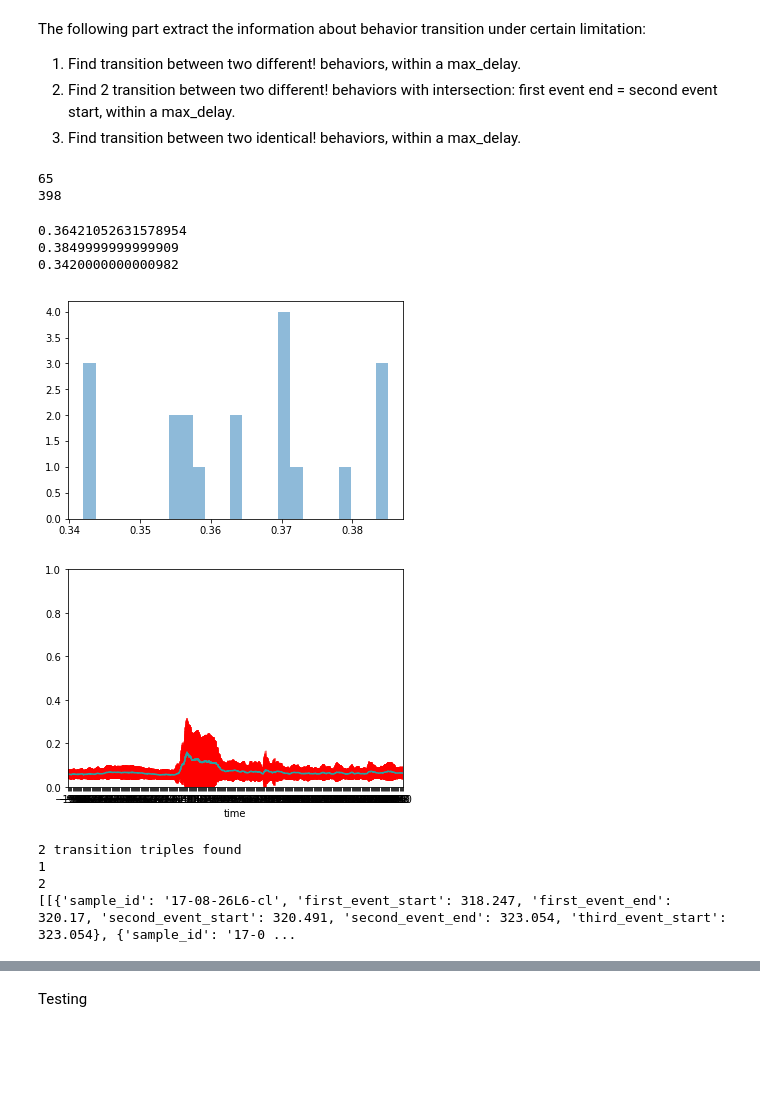
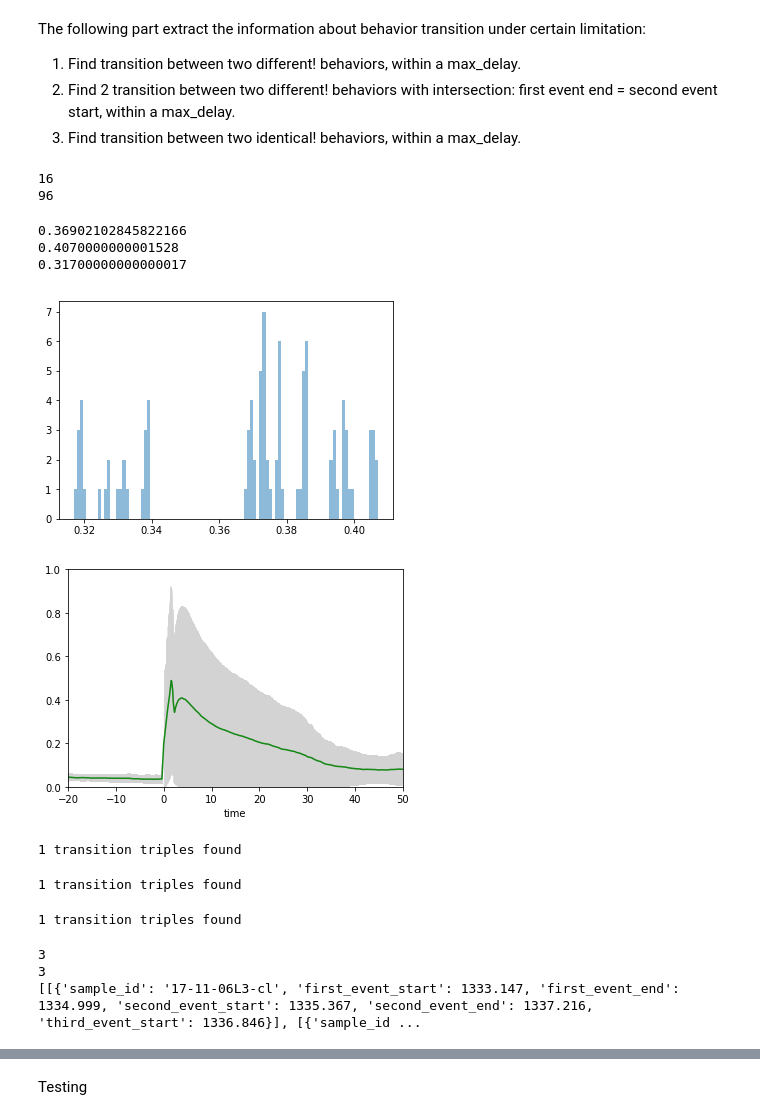
Before and after one commit to nrandel/behavioral_lm_analysis, a Jupyter notebook: timeseries_analysis_across_samples.ipynb, the cells around one changed output, grey strips where cells are left out. Cells and saved outputs as stored; diff of their text form; code cells hidden in the pictures; blank space fills up the shorter version.

```diff
--- a/timeseries_analysis_across_samples.ipynb
+++ b/timeseries_analysis_across_samples.ipynb
@@ -24,7 +24,8 @@ error_on_invalid_behavior_range = False
 # Chris's FRAN is zero based!!, whereas old annotations are 1 based
 #directory for behavior data
 
-behavior_directories = [r'/Users/randeln/Documents/Zlatic_lab/close-loop/Notes/behavior_csv_cl/',
+behavior_directories = [r'/Users/randeln/Documents/Zlatic_lab/close-loop/Notes/behavior_csv_cl_A4/',
+                        r'/Users/randeln/Documents/Zlatic_lab/close-loop/Notes/behavior_csv_cl_A9/'
                         r'/Users/randeln/Documents/Zlatic_lab/close-loop/Notes/behavior_csv_ol/',
                         r'/Users/randeln/Documents/Zlatic_lab/close-loop/Notes/behavior_csv_stim_artefact/'
                        ]
@@ -737,14 +759,6 @@ def find_behavior_before(sample_id, sample_df, first_event, second_event,
                     second_event_start_time):
             continue
 
-        if second_event_end_time is None:
-            for j, row in sample_df.loc[i:, :].iterrows():
-                if row[second_event_end_col]:
-                    second_event_end_time = row["time"]
-                    break
-        if second_event_end_time is None:
-            print("warning: end time not found for second event")
-
         # Define rules for event_start_time and event_end_time
         if first_event_start_time > second_event_start_time:
             continue
@@ -755,6 +769,14 @@ def find_behavior_before(sample_id, sample_df, first_event, second_event,
         if abs(first_event_start_time - second_event_start_time) < 0.00001:
             print('{}: start time (first) event {} and start time of (second) event {} are the same: {}'.format(
                 sample_id, first_event, second_event, first_event_start_time))
+
+        if second_event_end_time is None:
+            for j, row in sample_df.loc[i:, :].iterrows():
+                if row[second_event_end_col]:
+                    second_event_end_time = row["time"]
+                    break
+        if second_event_end_time is None:
+            print("warning: end time not found for second event")
 
         # Test time between first event end and second event start. If it
         # is smaller than <max_delay>, store start of second event as result.
@@ -792,7 +814,7 @@ behavior_transitions = [
 # Open all samples
 
 behavior_transitions = [
-    PostBehaviorTransition(name,'fw', 'quiet', 3) for name in lm_data]
+    PostBehaviorTransition(name,'quiet', 'stim', 3) for name in lm_data]
 
 found_transitions = []
 for bt in tqdm(behavior_transitions):
@@ -803,18 +825,19 @@ for bt in tqdm(behavior_transitions):
         raise ValueError('No data found for sample {}'.format(bt.sample_id))
     transitions = find_behavior_before(bt.sample_id, sample_df, bt.event,
                                        bt.post_event, bt.max_delay,
-                                       first_event_duration = 50) #For 'quiet' change *_event_duration. Defaul = None.
+                                       first_event_duration = 20,
+                                       second_event_duration = None) #For 'quiet' change *_event_duration. Defaul = None.
 
     if transitions:
         found_transitions.append(transitions)
 
 
 print(len(found_transitions)) # Number of data sets
-#print(sum([len(sample_transitions) for sample_transitions in found_transitions])) # Number of transitions
+print(sum([len(sample_transitions) for sample_transitions in found_transitions])) # Number of transitions
 #print(found_transitions) # Transitions
 # %% [output]
-65
-398
+16
+96
 # %%
 # Duration between diff behavior from PostTransition (min, max, avg)
 gap_Ptrans = []
@@ -839,10 +862,10 @@ print(min_duration)
 plt.hist(gap_Ptrans, bins=100, alpha=0.5)
 plt.show()
 # %% [output]
-0.36421052631578954
-0.3849999999999909
-0.3420000000000982
+0.36902102845822166
+0.4070000000001528
+0.31700000000000017
-[figure, old version]
+[figure, new version]
 # %%
 # Use the predefined CellTransConfig to filter by celltype and pattern.
 # The results are merged_ordered and interpolated.
@@ -936,38 +959,38 @@ all_Ptrans_max_df = int_all_Ptrans_df.max(axis=1)
 # Standard deviation (distribution)
 all_Ptrans_std_df = int_all_Ptrans_df.std(axis = 1)
 #standard error of mean
 all_Ptrans_sem_df = int_all_Ptrans_df.sem(axis = 1)
 #wrong zur haelfte: Want to have avg per celltyp over time point,
 #and not avg over all cells per timepoint
 
 # Plotting for multi-events (same_behavioral_transition)
 # If a dataframe with NANs is plotted (raw-data = non interpolated), use
 # marker = '+', or 'o', since the line in the lineplot only connects
 # consecutive data points
 def aligned_layout_plot(plot, tick_spacing=10, fov=(-20, 50, 0.0, 1.0), legend=False):
     # Set fine x-axis scale
     plot.xaxis.set_major_locator(ticker.MultipleLocator(tick_spacing))
 
     # Set x and y limits and legend (default = False)
     plot.axis(fov)
     plot.legend().set_visible(legend)
 
 fig = plt.figure()
 
 # Plot all cells from all_df, aligned at zero for event_start, specified in Cell_Trace_Config.
 #sub1 = fig.add_subplot(211)
-#all_trans_df.plot(ax=sub1, marker = '*', label = ctc.cell_type)
+#all_Ptrans_df.plot(ax=sub1, marker = '*', label = ctc.cell_type)
 #aligned_layout_plot(sub1)
 
 sub2 = fig.add_subplot(111) #212
-all_Ptrans_avg_df.plot(ax=sub2, color = 'c', label = ctc.cell_type) #use interpolated df to calculate average...
+all_Ptrans_avg_df.plot(ax=sub2, color = 'g', label = ctc.cell_type) #use interpolated df to calculate average...
 #all_Ptrans_min_df.plot(ax=sub2, color = 'r', linewidth=1, alpha = 0.5)
 #all_Ptrans_max_df.plot(ax=sub2, color = 'r', linewidth=1, alpha = 0.5)
-all_Ptrans_avg_df.plot.line(yerr=all_Ptrans_std_df, ax=sub2, color = 'r', alpha = 0.1)
-all_Ptrans_avg_df.plot.line(yerr=all_Ptrans_sem_df, ax=sub2, color = 'grey', alpha = 0.1)
+all_Ptrans_avg_df.plot.line(yerr=all_Ptrans_std_df, ax=sub2, color = 'lightgrey', alpha = 0.1)
+#all_Ptrans_avg_df.plot.line(yerr=all_Ptrans_sem_df, ax=sub2, color = 'grey', alpha = 0.1)
 aligned_layout_plot(sub2)
 # %% [output]
-[figure, old version]
+[figure, new version]
 # %%
 # Triple transition
 # Find first and  second transition between two different! behaviors with intersection:
@@ -998,6 +1021,8 @@ for first_bt, second_bt in tqdm(zip(first_transitions, second_transitions)):
     sample_df = sample_data.get(first_bt.sample_id)
     if sample_df is None:
         raise ValueError('No data found for sample {}'.format(bt.sample_id))
+    if not any(["bw" in column for column in sample_df.columns]):
+        continue
     first_transitions = find_behavior_before(first_bt.sample_id, sample_df, first_bt.event, first_bt.post_event, first_bt.max_delay)
     second_transitions = find_behavior_before(second_bt.sample_id, sample_df, second_bt.event, second_bt.post_event, second_bt.max_delay)
     #print("{} transitions from {} to {}".format(len(first_transitions), first_bt.event, first_bt.post_event))
@@ -1021,7 +1046,9 @@ print(len(found_transitions)) #number of data sets not the actual stim
 print(sum([len(sample_transitions) for sample_transitions in found_transitions]))
 print(found_transitions)
 # %% [output]
-2 transition triples found
-1
-2
-[[{'sample_id': '17-08-26L6-cl', 'first_event_start': 318.247, 'first_event_end': 320.17, 'second_event_start': 320.491, 'second_event_end': 323.054, 'third_event_start': 323.054}, {'sample_id': '17-0 ...
+1 transition triples found
+1 transition triples found
+1 transition triples found
+3
+3
+[[{'sample_id': '17-11-06L3-cl', 'first_event_start': 1333.147, 'first_event_end': 1334.999, 'second_event_start': 1335.367, 'second_event_end': 1337.216, 'third_event_start': 1336.846}], [{'sample_id ...
```
Also changed, not shown: parts of 17 cells of this notebook.
